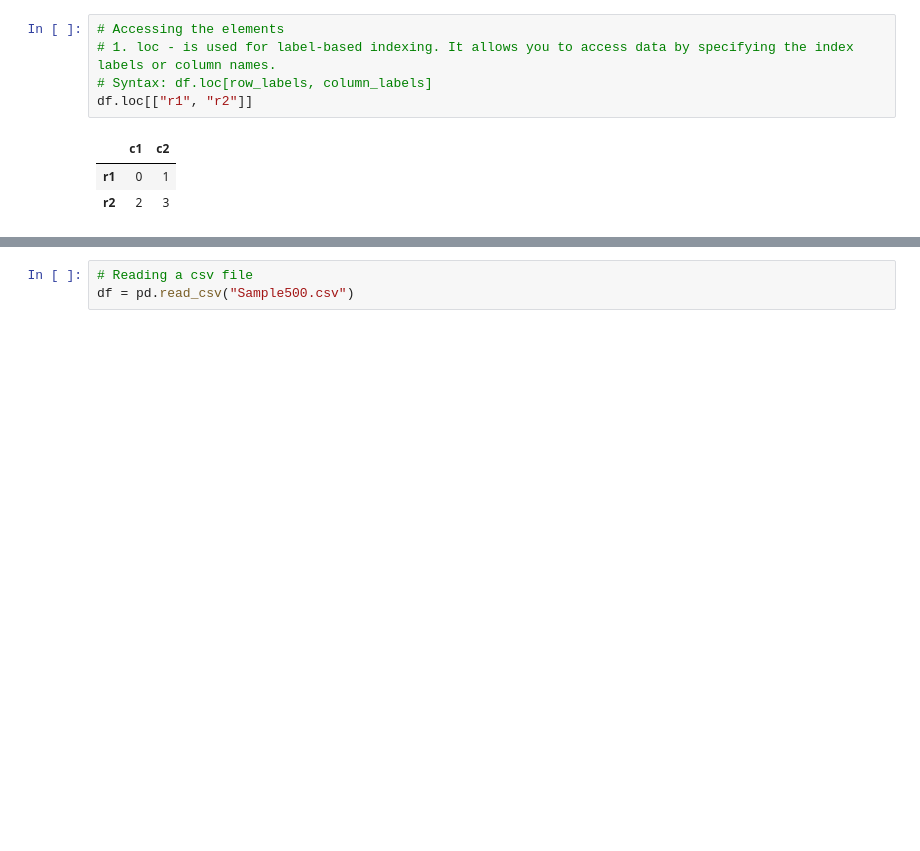
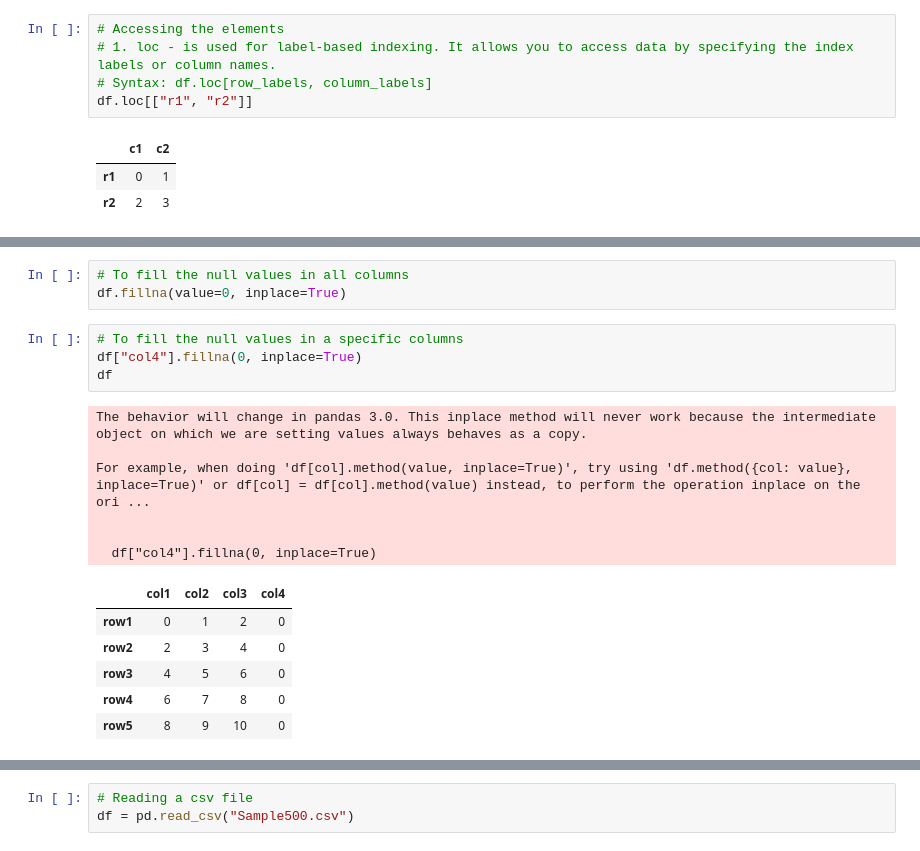
Before and after one commit to sivasb1019/Machine-Learning, a Jupyter notebook: pandas/1_SeriesAndDataFrame.ipynb, the cells around one changed output, grey strips where cells are left out. Saved outputs shown, nothing was run; the diff lists cells and outputs as text; blank space fills up the shorter version.

```diff
--- a/pandas/1_SeriesAndDataFrame.ipynb
+++ b/pandas/1_SeriesAndDataFrame.ipynb
@@ -117,0 +197,20 @@ dtype: int64
+# %%
+# To fill the null values in all columns
+df.fillna(value=0, inplace=True)
+# %%
+# To fill the null values in a specific columns
+df["col4"].fillna(0, inplace=True)
+df
+# %% [output]
+The behavior will change in pandas 3.0. This inplace method will never work because the intermediate object on which we are setting values always behaves as a copy.
+
+For example, when doing 'df[col].method(value, inplace=True)', try using 'df.method({col: value}, inplace=True)' or df[col] = df[col].method(value) instead, to perform the operation inplace on the ori ...
+
+
+  df["col4"].fillna(0, inplace=True)
+|  | col1 | col2 | col3 | col4 |
+| row1 | 0 | 1 | 2 | 0 |
+| row2 | 2 | 3 | 4 | 0 |
+| row3 | 4 | 5 | 6 | 0 |
+| row4 | 6 | 7 | 8 | 0 |
+| row5 | 8 | 9 | 10 | 0 |
```
Also changed, not shown: parts of 20 cells of this notebook.
